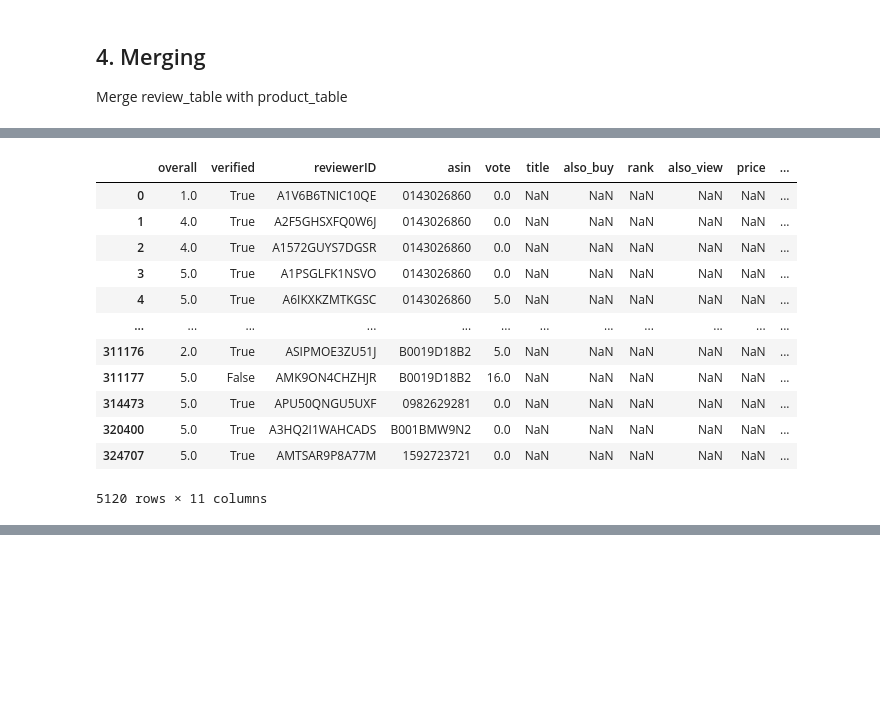
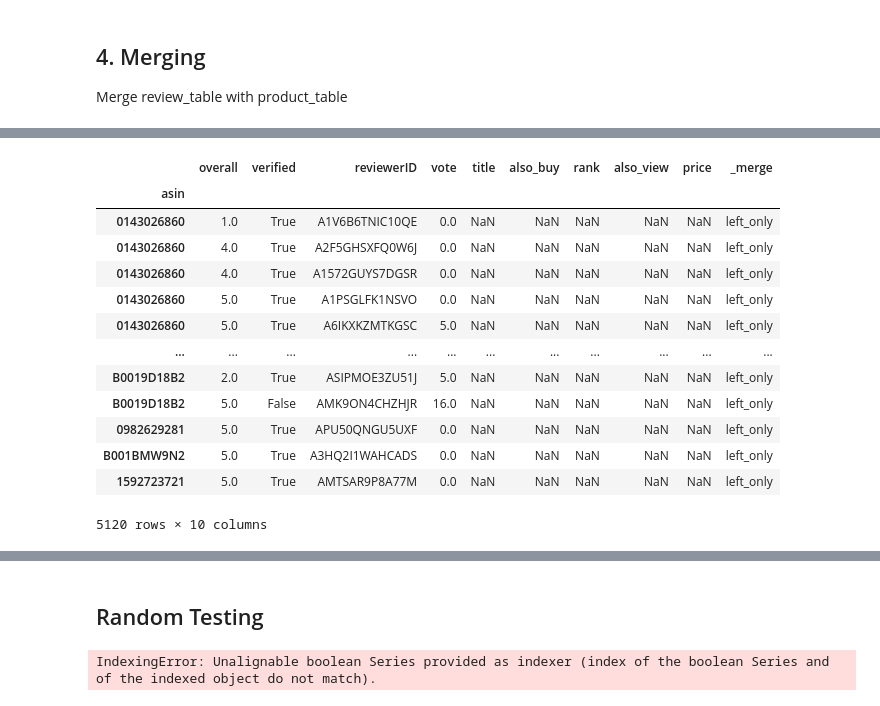
Before and after one commit to BingQuanChua/Amazon-Product-Analysis, a Jupyter notebook: Data Science Project.ipynb, the cells around one changed output, grey strips where cells are left out. Drawn from its saved outputs; the diff is of its cells as text; code cells hidden in the pictures; blank space fills up the shorter version.

```diff
--- a/Data Science Project.ipynb
+++ b/Data Science Project.ipynb
@@ -250,25 +250,26 @@ dfMergedOuterProduct
 | B01HHYC4UA | BabyMax Professional Tourmaline C... | [] | 1,264,645 in Beauty & Personal Ca... | [] | unknown | NaN | NaN | NaN | NaN | left_only |
 # %%
 # Outer merge of review_table & product_table
-dfMergedOuter2 = pd.merge(review_table, product_table, on='asin', how='outer', indicator=True)
+dfMergedOuter2 = pd.merge(review_table, product_table, on='asin', how='outer', indicator=True).set_index('asin')
 
 # Outer left (review_table), to find out the product review that doesn't exist in product_table
 dfMergedOuterReview=dfMergedOuter2[dfMergedOuter2['_merge']=='left_only']
 dfMergedOuterReview
 # %% [output]
-|  | overall | verified | reviewerID | asin | vote | title | also_buy | rank | also_view | price | ... |
-| 0 | 1.0 | True | A1V6B6TNIC10QE | 0143026860 | 0.0 | NaN | NaN | NaN | NaN | NaN | ... |
-| 1 | 4.0 | True | A2F5GHSXFQ0W6J | 0143026860 | 0.0 | NaN | NaN | NaN | NaN | NaN | ... |
-| 2 | 4.0 | True | A1572GUYS7DGSR | 0143026860 | 0.0 | NaN | NaN | NaN | NaN | NaN | ... |
-| 3 | 5.0 | True | A1PSGLFK1NSVO | 0143026860 | 0.0 | NaN | NaN | NaN | NaN | NaN | ... |
-| 4 | 5.0 | True | A6IKXKZMTKGSC | 0143026860 | 5.0 | NaN | NaN | NaN | NaN | NaN | ... |
-| ... | ... | ... | ... | ... | ... | ... | ... | ... | ... | ... | ... |
-| 311176 | 2.0 | True | ASIPMOE3ZU51J | B0019D18B2 | 5.0 | NaN | NaN | NaN | NaN | NaN | ... |
-| 311177 | 5.0 | False | AMK9ON4CHZHJR | B0019D18B2 | 16.0 | NaN | NaN | NaN | NaN | NaN | ... |
-| 314473 | 5.0 | True | APU50QNGU5UXF | 0982629281 | 0.0 | NaN | NaN | NaN | NaN | NaN | ... |
-| 320400 | 5.0 | True | A3HQ2I1WAHCADS | B001BMW9N2 | 0.0 | NaN | NaN | NaN | NaN | NaN | ... |
-| 324707 | 5.0 | True | AMTSAR9P8A77M | 1592723721 | 0.0 | NaN | NaN | NaN | NaN | NaN | ... |
+|  | overall | verified | reviewerID | vote | title | also_buy | rank | also_view | price | _merge |
+| asin |  |  |  |  |  |  |  |  |  |  |
+| 0143026860 | 1.0 | True | A1V6B6TNIC10QE | 0.0 | NaN | NaN | NaN | NaN | NaN | left_only |
+| 0143026860 | 4.0 | True | A2F5GHSXFQ0W6J | 0.0 | NaN | NaN | NaN | NaN | NaN | left_only |
+| 0143026860 | 4.0 | True | A1572GUYS7DGSR | 0.0 | NaN | NaN | NaN | NaN | NaN | left_only |
+| 0143026860 | 5.0 | True | A1PSGLFK1NSVO | 0.0 | NaN | NaN | NaN | NaN | NaN | left_only |
+| 0143026860 | 5.0 | True | A6IKXKZMTKGSC | 5.0 | NaN | NaN | NaN | NaN | NaN | left_only |
+| ... | ... | ... | ... | ... | ... | ... | ... | ... | ... | ... |
+| B0019D18B2 | 2.0 | True | ASIPMOE3ZU51J | 5.0 | NaN | NaN | NaN | NaN | NaN | left_only |
+| B0019D18B2 | 5.0 | False | AMK9ON4CHZHJR | 16.0 | NaN | NaN | NaN | NaN | NaN | left_only |
+| 0982629281 | 5.0 | True | APU50QNGU5UXF | 0.0 | NaN | NaN | NaN | NaN | NaN | left_only |
+| B001BMW9N2 | 5.0 | True | A3HQ2I1WAHCADS | 0.0 | NaN | NaN | NaN | NaN | NaN | left_only |
+| 1592723721 | 5.0 | True | AMTSAR9P8A77M | 0.0 | NaN | NaN | NaN | NaN | NaN | left_only |
-5120 rows × 11 columns
+5120 rows × 10 columns
 # %%
 # to find the intersection betweeen both tables
 dfMergedInner = (pd.merge(product_table,review_table, on='asin', how='inner', indicator=True)).set_index('asin')
@@ -288,3 +289,11 @@ dfMergedInner
 | B01HJEGTYK | FESHFEN Scrunchy Scrunchies Synth... | [B01HJEGQ6Q, B01L66EYCG, B00H7YZ7... | 478,123 in Beauty & Personal Care ( | [B06XNM7CGD, B071D7TMQS] | unknown | 2.0 | True | A23OUYS5IRMJS9 | 0 | both |
 | B01HJEGTYK | FESHFEN Scrunchy Scrunchies Synth... | [B01HJEGQ6Q, B01L66EYCG, B00H7YZ7... | 478,123 in Beauty & Personal Care ( | [B06XNM7CGD, B071D7TMQS] | unknown | 2.0 | True | A24KQ9RVU81L87 | 0 | both |
 357283 rows × 10 columns
+# %% [markdown]
+## Random Testing
+# %%
+uniqueReview = review_table["asin"].value_counts().columnsIndex(['country', 'year'])
+filterReview = uniqueReview[]
+uniqueReview
+# %% [output]
+IndexingError: Unalignable boolean Series provided as indexer (index of the boolean Series and of the indexed object do not match).
```
